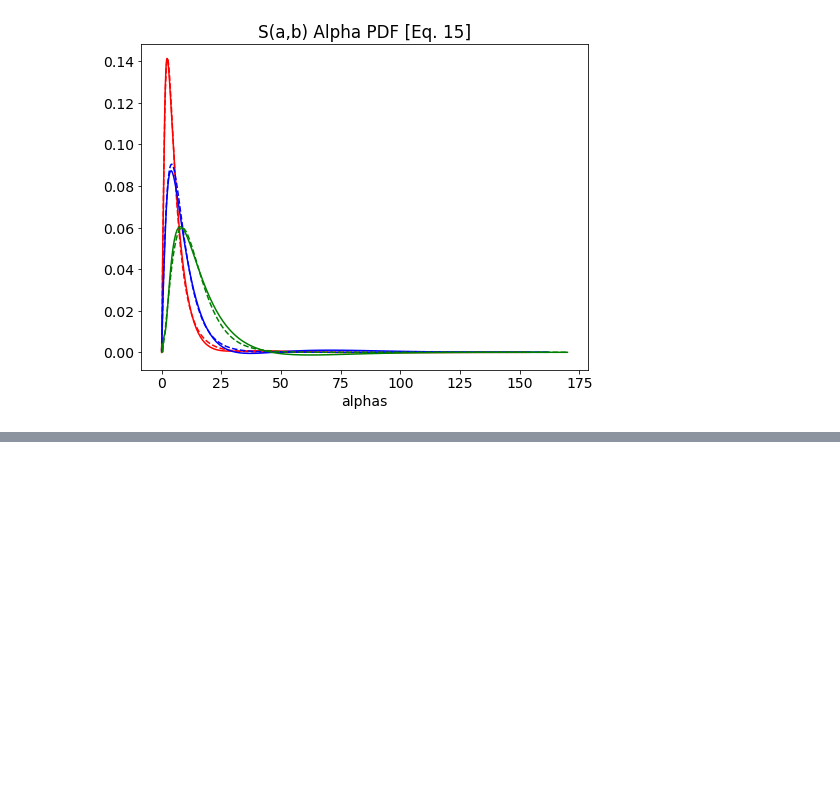
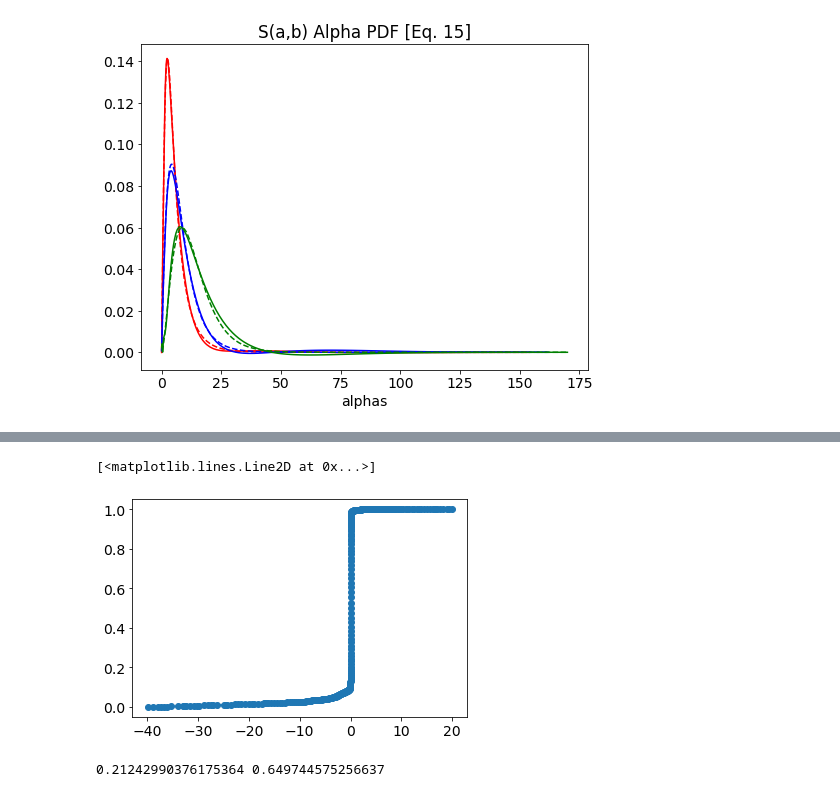
Before and after one commit to ameliajo/cats, a Jupyter notebook: CDFs/h2o/CDF-With-SVD.ipynb, the cells around one changed output, grey strips where cells are left out. Saved outputs shown, nothing was run; the diff lists cells and outputs as text; code cells hidden in the pictures; blank space fills up the shorter version.

```diff
--- a/CDFs/h2o/CDF-With-SVD.ipynb
+++ b/CDFs/h2o/CDF-With-SVD.ipynb
@@ -198,0 +207,11 @@ Text(0.5, 1.0, 'S(a,b) Alpha PDF [Eq. 15]')
+# %%
+plt.plot(these_betas,eq16Good,'o-')
+# %% [output]
+[<matplotlib.lines.Line2D at 0x...>]
+[figure, added]
+# %%
+val_1 = random()
+val_2 = random()
+print(val_1,val_2)
+# %% [output]
+0.21242990376175364 0.649744575256637
```
Also changed, not shown: parts of 13 cells of this notebook, 7 other files.
